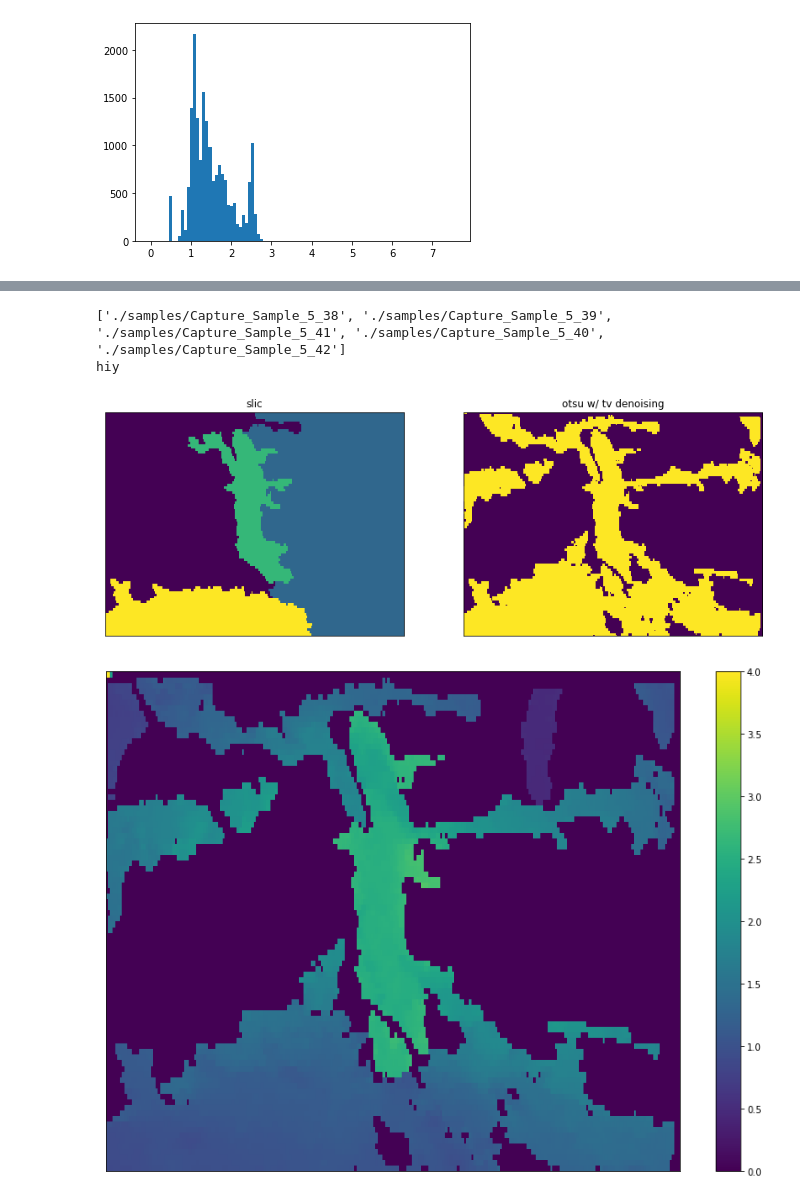
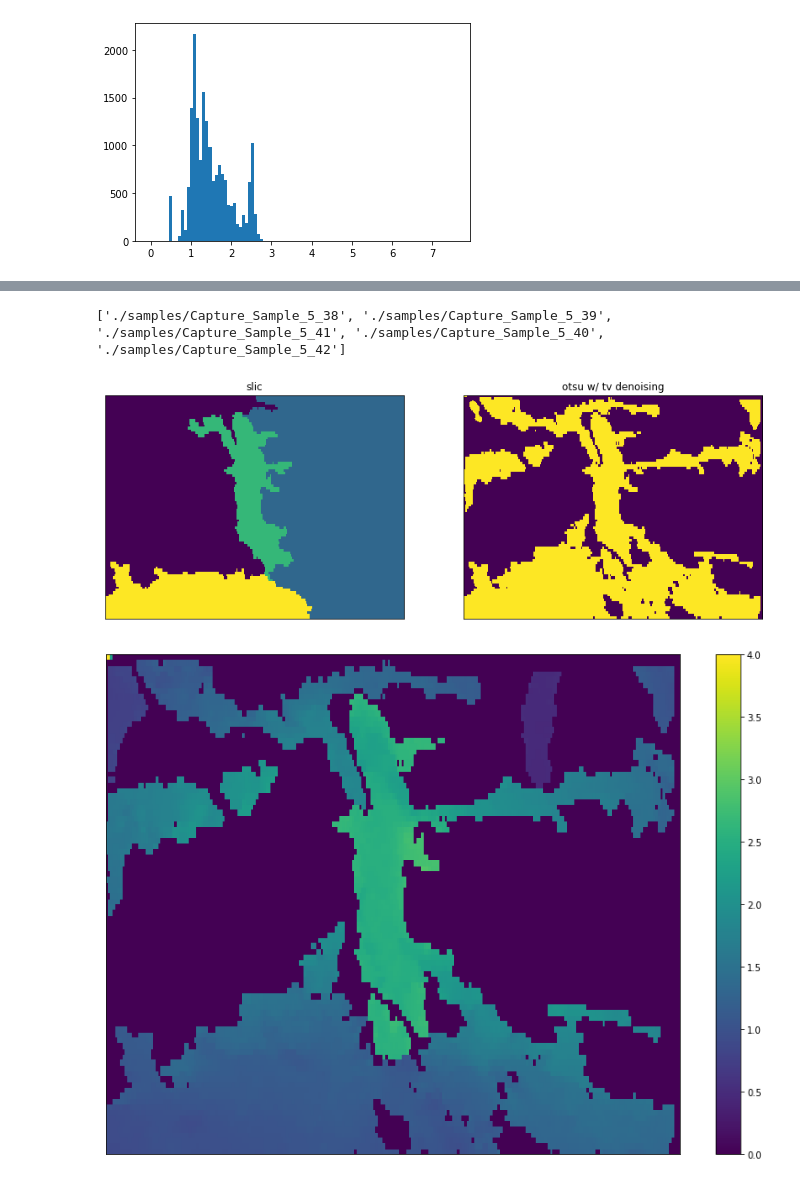
Before and after one commit to ameliaholcomb/trees, a Jupyter notebook: TreeProcessing/TreeProcessor.ipynb, the cells around one changed output, grey strips where cells are left out. Drawn from its saved outputs; the diff is of its cells as text; code cells hidden in the pictures.

```diff
--- a/TreeProcessing/TreeProcessor.ipynb
+++ b/TreeProcessing/TreeProcessor.ipynb
@@ -247,11 +245,6 @@ def get_depth_map(sample, capture, raw_data=True, seg_fun=None, seg_params=None)
     # Reshape to an image
     depth = np.reshape(depth, SHAPE)
 
-    # If requested, get the segmentation of the depth image
-    seg = None
-    if seg_fun != None:
-        seg = seg_fun(depth, seg_params)
-
     # Upsample
     depth = np.array(Image.fromarray(depth).resize(UPSAMPLE_SHAPE))
 
@@ -259,6 +252,12 @@ def get_depth_map(sample, capture, raw_data=True, seg_fun=None, seg_params=None)
                        (UPSAMPLE_SHAPE[0], UPSAMPLE_SHAPE[1])).T
     Y_ind = np.reshape(np.repeat(np.arange(UPSAMPLE_SHAPE[1]), UPSAMPLE_SHAPE[0]),
                        (UPSAMPLE_SHAPE[1], UPSAMPLE_SHAPE[0]))
+
+
+    # If requested, get the segmentation of the depth image
+    seg = None
+    if seg_fun != None:
+        seg = seg_fun(depth.astype(np.float64), seg_params)
 
     # Estimate X,Y position of each depth point
     X = (depth*(X_ind - CAMERA_PARAMS['U0'])/CAMERA_PARAMS['ALPH_X'])
@@ -272,7 +271,7 @@ def get_depth_map(sample, capture, raw_data=True, seg_fun=None, seg_params=None)
 def estimate_dbh_at_y(X, Y, depth, sample_height, seg=None, seg_label=None):
 
     # Indices in the unsegmented image
-    if seg == None:
+    if seg is None:
         sample_inds = np.argwhere(np.logical_and(depth[sample_height,:] >= MIN_DIST,
                                              depth[sample_height,:] <= MAX_DIST).astype(np.int))
     else:
@@ -401,27 +393,12 @@ def get_data(sample, capture, raw_data=False):
 
     return data
 
-# def get_data(sample_num, data_num, raw_data=False, confidence=False):
-#     data = read_tree_sample(sample_num, raw_data=raw_data)
-#     print(type(data[data_num]))
-#     d = data[data_num]
-#     print(d.shape)
-
-
-#     if confidence:
-#         im = np.reshape(d[:,2:], (*SHAPE, 2))
-#     else:
-#         im = np.reshape(d[:,2], SHAPE)
-
-#     # If using a raw
-#     return im
-
-def segment_slic(im, seg_params):#sigma, compactness, n_segments):
+def segment_slic(im, seg_params):
     sigma = seg_params['sigma']
     compactness = seg_params['compactness']
     n_segments = seg_params['n_segments']
     multichannel = False
-    return seg.slic(im, n_segments=n_segments, sigma=sigma,
+    return seg.slic(im.astype(np.float64), n_segments=n_segments, sigma=sigma,
                     compactness=compactness, multichannel=multichannel)
 
 def segment_thresh(im):
@@ -431,37 +408,37 @@ def segment_thresh(im):
 def denoise_tv(im):
     return denoise_tv_chambolle(im, weight=0.3)
 
 sigma = 0 # 0.1
 compactness = 0.001
 n_segments = 10
 seg_params = {
     'sigma': sigma,
     'compactness': compactness,
     'n_segments': n_segments
 }
 
 X, Y, im = extract_data(sample_num, data_num, raw_data=raw_data)
 im = np.reshape(im, SHAPE)
 
+# Upsample for consistency
+im = np.array(Image.fromarray(im).resize(UPSAMPLE_SHAPE))
+
 fig = plt.figure(2, figsize=(14,10))
 
 ax1 = fig.add_subplot(1,2,1)
 ax1.title.set_text('slic')
 ax1.imshow(segment_slic(im[:,:], seg_params))
 ax1.axes.get_xaxis().set_visible(False)
 ax1.axes.get_yaxis().set_visible(False)
 
 ax2 = fig.add_subplot(1,2,2)
 ax2.title.set_text('otsu w/ tv denoising')
 ax2.imshow(segment_thresh(denoise_tv(im[:,:])))
 ax2.axes.get_xaxis().set_visible(False)
 ax2.axes.get_yaxis().set_visible(False)
-
-fig.show()
 # %% [output]
 ['./samples/Capture_Sample_5_38', './samples/Capture_Sample_5_39', './samples/Capture_Sample_5_41', './samples/Capture_Sample_5_40', './samples/Capture_Sample_5_42']
-hiy
-[figure, old version]
+[figure, new version]
 # %%
 fig = plt.figure(2, figsize=(14,10))
 
```
Also changed, not shown: parts of 13 cells of this notebook, 7 other files.
